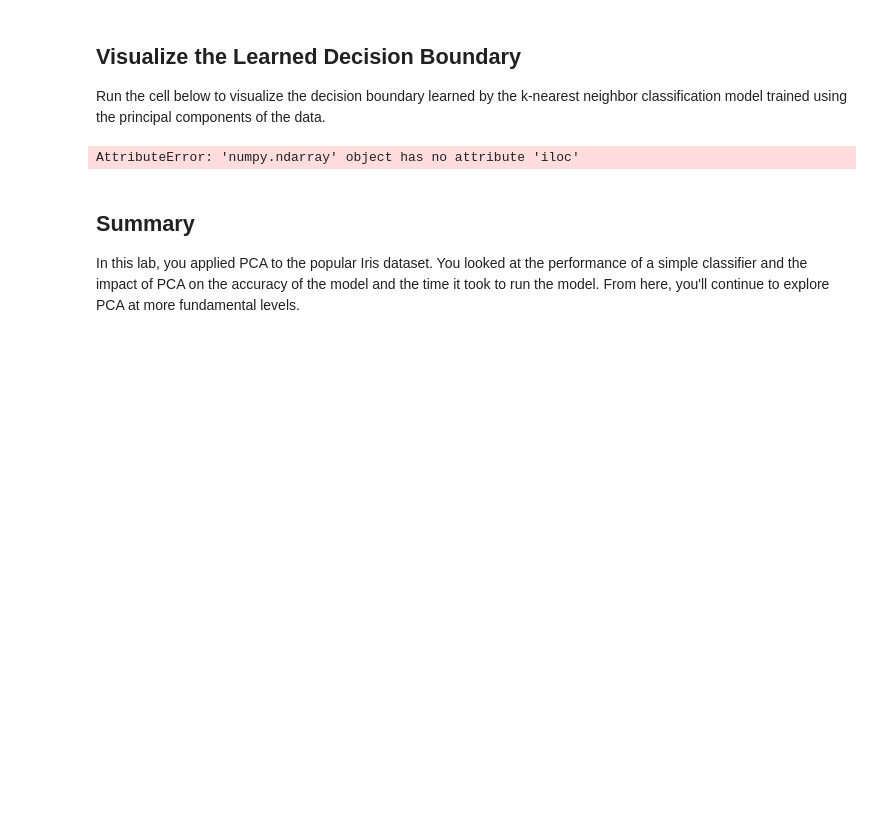
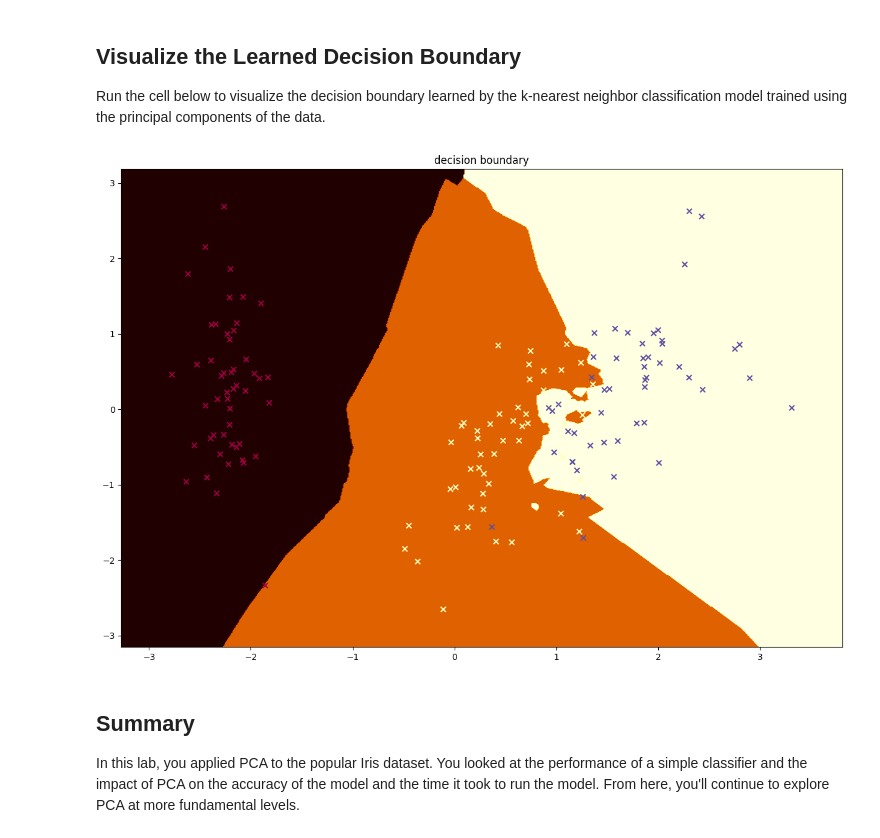
Before and after one commit to Philipmwasi/PCA, a Jupyter notebook: dsc-pca-in-scikitlearn-lab-master/index.ipynb, the cells around one changed output. Cells and saved outputs as stored; diff of their text form; code cells hidden in the pictures; blank space fills up the shorter version.

```diff
--- a/dsc-pca-in-scikitlearn-lab-master/index.ipynb
+++ b/dsc-pca-in-scikitlearn-lab-master/index.ipynb
@@ -185,0 +218,30 @@ Now repeat the above process for the dataset made from principal components:
+# %%
+# Classification - reduced (PCA) Iris dataset
+X = pca_df.drop(columns=['Target'])
+y = pca_df['Target']
+# start the timer
+start_t = time.time()
+
+# split the data into training and test sets
+X_train, X_test, y_train, y_test = train_test_split(X, y, test_size=0.2, random_state=9)
+
+# instantiate the model
+clf = KNN(n_neighbors=3)
+
+# fit the data on the model
+clf.fit(X_train, y_train)
+
+# make predictions on the test set
+y_pred = clf.predict(X_test)
+
+# stop the timer
+end_t = time.time()
+
+# display output
+print(f'elapsed time : {end_t-start_t}')
+accuracy = accuracy_score(y_test, y_pred)
+
+# output the results
+print(f"Accuracy of the model: {accuracy:.2f}")
+print("\nClassification Report:")
+print(classification_report(y_test, y_pred, target_names = iris.target_names))
@@ -194,28 +270,28 @@ Run the cell below to visualize the decision boundary learned by the k-nearest n
 # %%
 # Plot decision boundary using principal components
 import numpy as np
 def decision_boundary(pred_func):
 
     # Set the boundary
     x_min, x_max = X.iloc[:, 0].min() - 0.5, X.iloc[:, 0].max() + 0.5
     y_min, y_max = X.iloc[:, 1].min() - 0.5, X.iloc[:, 1].max() + 0.5
     h = 0.01
 
     # Build meshgrid
     xx, yy = np.meshgrid(np.arange(x_min, x_max, h), np.arange(y_min, y_max, h))
     Z = pred_func(np.c_[xx.ravel(), yy.ravel()])
     Z = Z.reshape(xx.shape)
 
     # Plot the contour
     plt.figure(figsize=(15,10))
     plt.contourf(xx, yy, Z, cmap=plt.cm.afmhot)
     plt.scatter(X.iloc[:, 0], X.iloc[:, 1], c=y, cmap=plt.cm.Spectral, marker='x')
 
-decision_boundary(lambda x: model.predict(x))
+decision_boundary(lambda x: clf.predict(x))
 
 plt.title('decision boundary');
 # %% [output]
-AttributeError: 'numpy.ndarray' object has no attribute 'iloc'
+[figure, added]
 # %% [markdown]
 ## Summary
 
```
Also changed, not shown: parts of 5 cells of this notebook.
